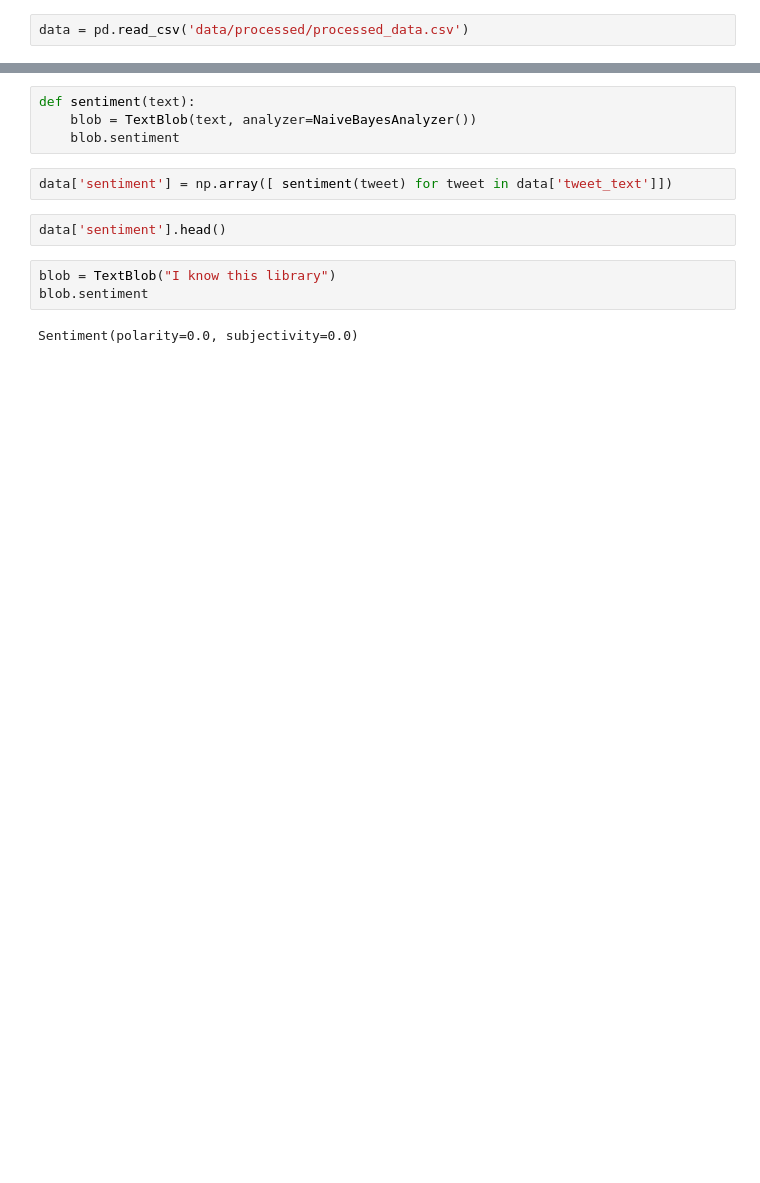
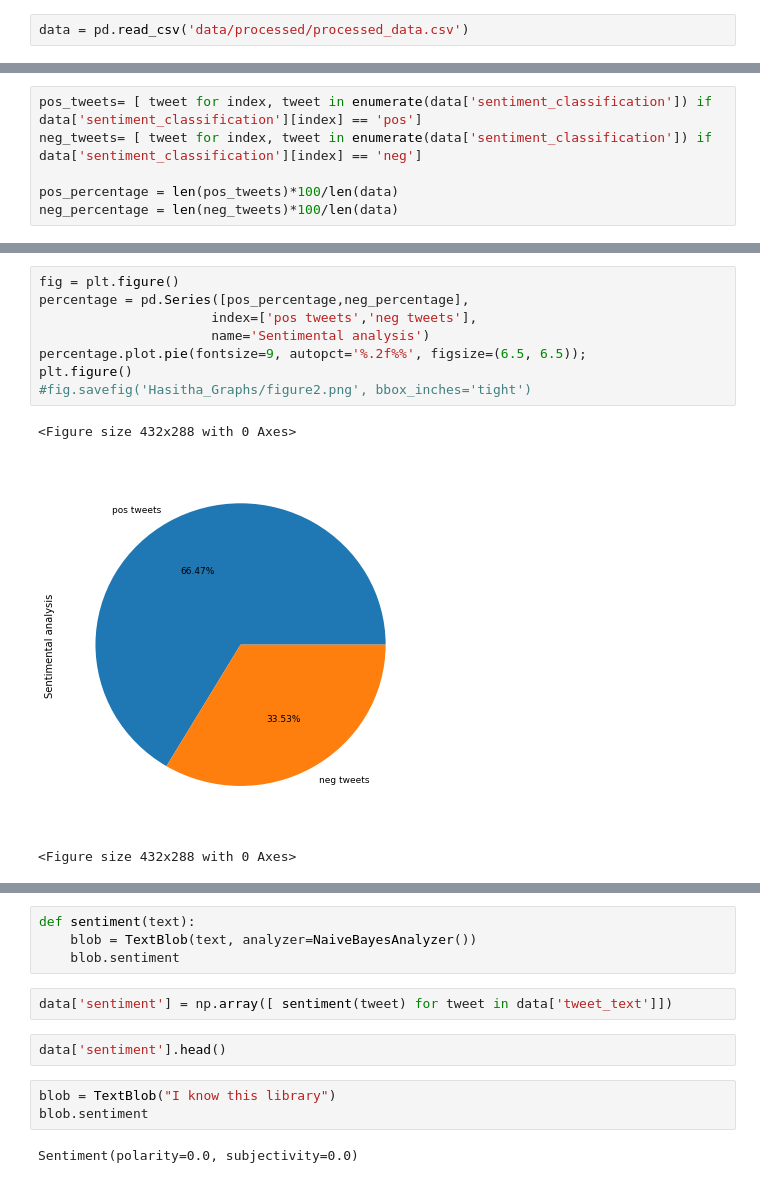
Before and after one commit to hasitha-ranasinghe/twitter-data-analysis-covid19, a Jupyter notebook: src/data_analysis.ipynb, the cells around one changed output, grey strips where cells are left out. Drawn from its saved outputs; the diff is of its cells as text; blank space fills up the shorter version.

```diff
--- a/src/data_analysis.ipynb
+++ b/src/data_analysis.ipynb
@@ -21,0 +44,6 @@ data.head()
+# %%
+pos_tweets= [ tweet for index, tweet in enumerate(data['sentiment_classification']) if data['sentiment_classification'][index] == 'pos']
+neg_tweets= [ tweet for index, tweet in enumerate(data['sentiment_classification']) if data['sentiment_classification'][index] == 'neg']
+
+pos_percentage = len(pos_tweets)*100/len(data)
+neg_percentage = len(neg_tweets)*100/len(data)
@@ -21,0 +56,12 @@ data.head()
+# %%
+fig = plt.figure()
+percentage = pd.Series([pos_percentage,neg_percentage],
+                      index=['pos tweets','neg tweets'],
+                      name='Sentimental analysis')
+percentage.plot.pie(fontsize=9, autopct='%.2f%%', figsize=(6.5, 6.5));
+plt.figure()
+#fig.savefig('Hasitha_Graphs/figure2.png', bbox_inches='tight')
+# %% [output]
+<Figure size 432x288 with 0 Axes>
+[figure, added]
+<Figure size 432x288 with 0 Axes>
```
Also changed, not shown: parts of 10 cells of this notebook, 4 other files.
